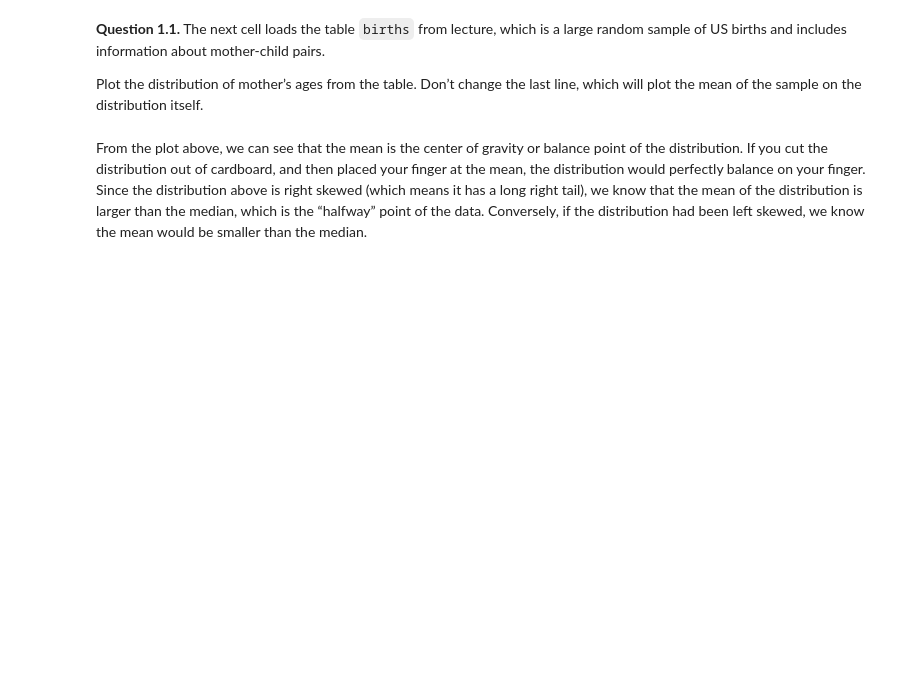
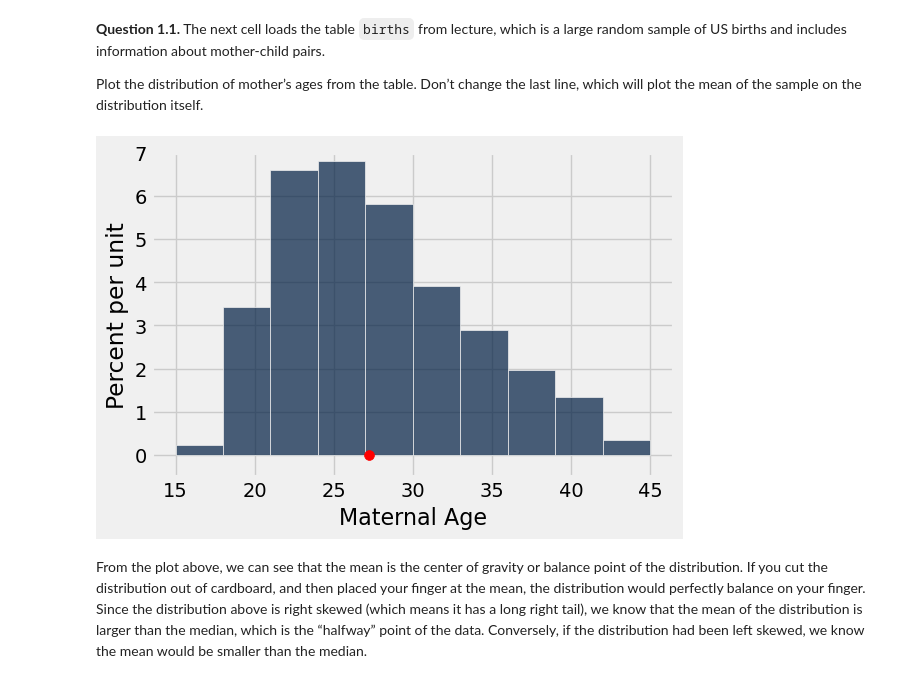
Before and after one commit to ehvenga/cs560, a Jupyter notebook: lab08/lab08.ipynb, the cells around one changed output. Cells and saved outputs as stored; diff of their text form; code cells hidden in the pictures; blank space fills up the shorter version.

```diff
--- a/lab08/lab08.ipynb
+++ b/lab08/lab08.ipynb
@@ -46,11 +46,13 @@ name: q1_1
 -->
 # %%
 births = Table.read_table('baby.csv')
-...
+births.hist('Maternal Age')
 
 # Do not change anything below this line
 plots.scatter(np.mean(births.column("Maternal Age")), 0, color='red', zorder=2, s=50);
 plots.ylim(-0.005, 0.07);
+# %% [output]
+[figure, added]
 # %% [markdown]
 From the plot above, we can see that the mean is the center of gravity or balance point of the distribution. If you cut the distribution out of cardboard, and then placed your finger at the mean, the distribution would perfectly balance on your finger. Since the distribution above is right skewed (which means it has a long right tail), we know that the mean of the distribution is larger than the median, which is the “halfway” point of the data. Conversely, if the distribution had been left skewed, we know the mean would be smaller than the median.
 # %% [markdown]
```
Also changed, not shown: parts of 32 cells of this notebook, 7 other files.
